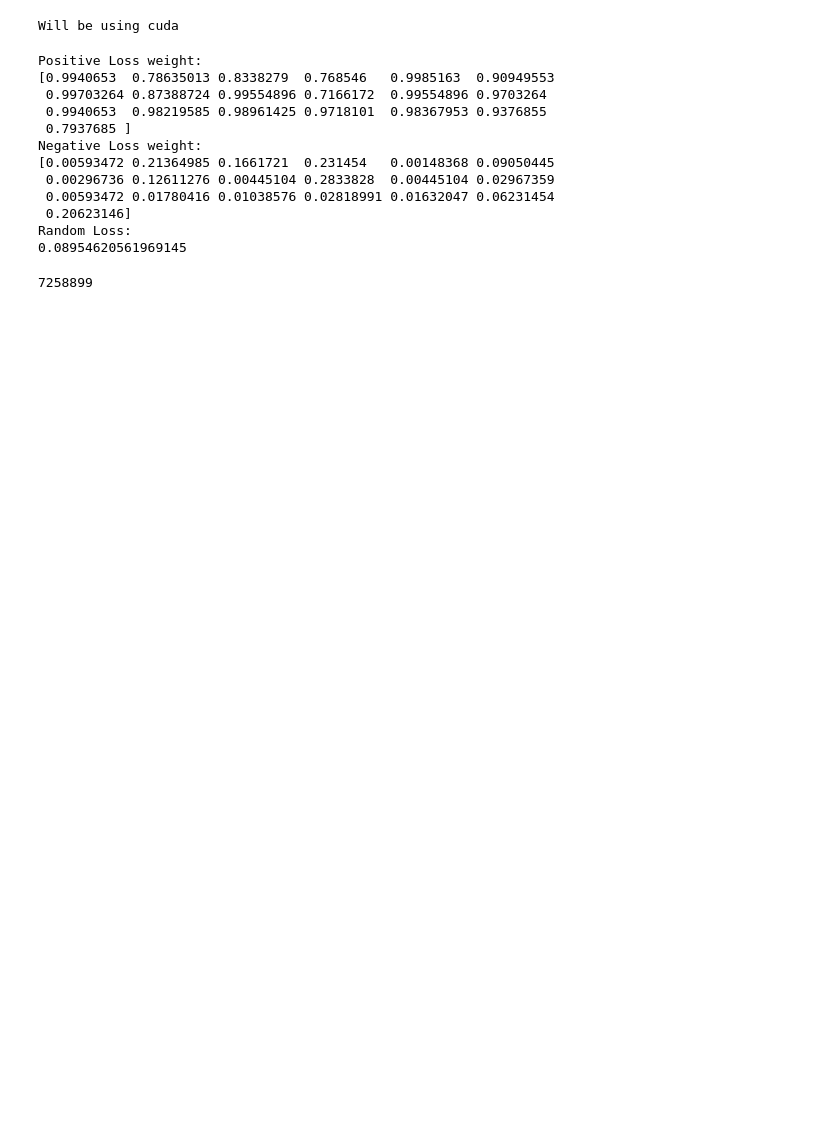
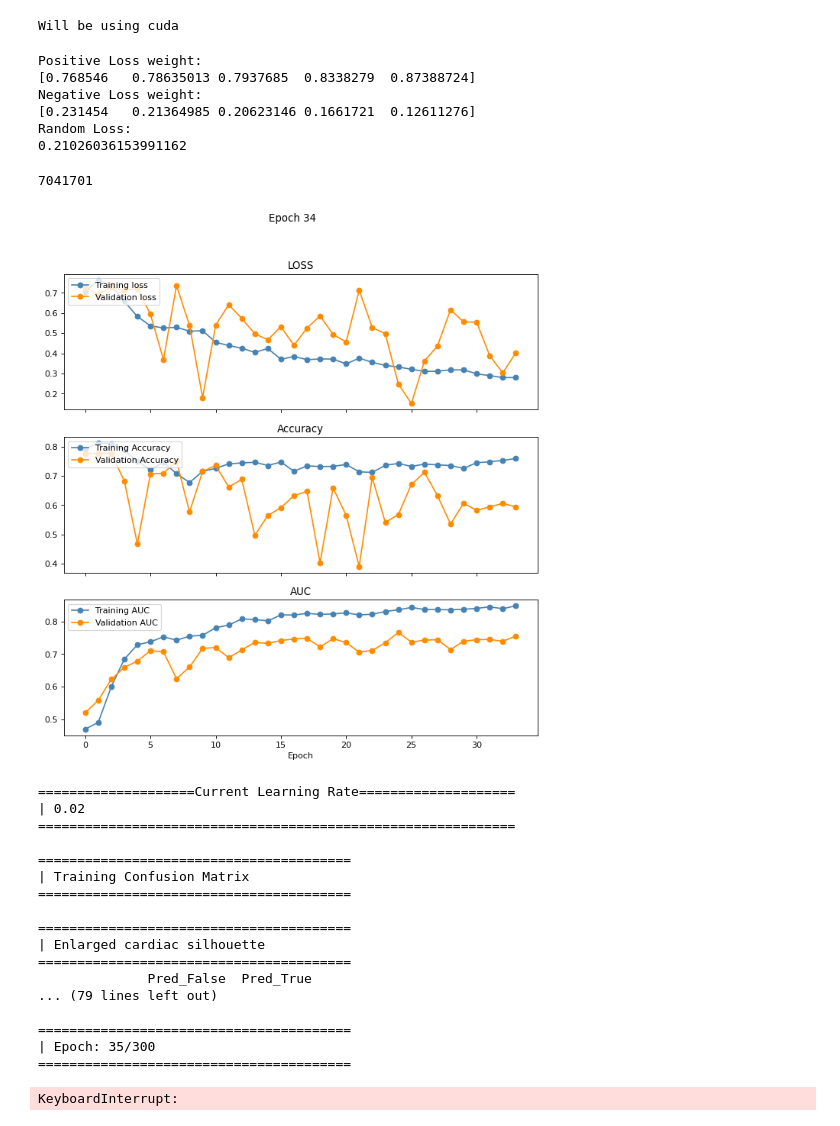
Before and after one commit to ChihchengHsieh/Multimodal-Medical-Diagnosis-System, a Jupyter notebook: train.ipynb, the cells around one changed output. Saved outputs shown, nothing was run; the diff lists cells and outputs as text; code cells hidden in the pictures; blank space fills up the shorter version.

Commit message:
need to train.

```diff
--- a/train.ipynb
+++ b/train.ipynb
@@ -22,23 +19,35 @@ reflacx_dataset = REFLACXWithClinicalDataset(image_size=256)
 
 # keep the architecture simple, so we check the image nn first.
 # prepare the model
-xami_mutlimodal = XAMIMultiModal(reflacx_dataset, device, use_clinical=True)
+xami_mutlimodal = XAMIMultiModal(
+    reflacx_dataset,
+    device,
+    use_clinical=True,
+    model_dim=64,
+    embeding_dim=64,
+    dropout=.2,  # increase the dropout rate did improve the regularization.
+    pretrained=True
+)
 xami_mutlimodal = xami_mutlimodal.to(device)
 # %% [output]
 Positive Loss weight:
-[0.9940653  0.78635013 0.8338279  0.768546   0.9985163  0.90949553
- 0.99703264 0.87388724 0.99554896 0.7166172  0.99554896 0.9703264
- 0.9940653  0.98219585 0.98961425 0.9718101  0.98367953 0.9376855
- 0.7937685 ]
+[0.768546   0.78635013 0.7937685  0.8338279  0.87388724]
 Negative Loss weight:
-[0.00593472 0.21364985 0.1661721  0.231454   0.00148368 0.09050445
- 0.00296736 0.12611276 0.00445104 0.2833828  0.00445104 0.02967359
- 0.00593472 0.01780416 0.01038576 0.02818991 0.01632047 0.06231454
- 0.20623146]
+[0.231454   0.21364985 0.20623146 0.1661721  0.12611276]
 Random Loss:
-0.08954620561969145
+0.21026036153991162
 # %%
 xami_mutlimodal.num_all_params()
 # %% [output]
-7258899
+7041701
+# %%
+batch_size = 64
+
+dataloaders = split_dataset(
+    reflacx_dataset,
+    batch_size,
+    traing_portion=.8,
+    test_portion=.1,
+    seed=123
+)
 # %%
@@ -56,8 +71,29 @@ scheduler = None
-# %%
-dataloaders = split_dataset(
-    reflacx_dataset,
-    batch_size,
-    traing_portion=.7,
-    test_portion=.15,
-    seed=123
-)
+# %%
+train_data, val_data = train_with_auc_margin_loss(
+    num_epochs=300,
+    model=xami_mutlimodal,
+    dataloaders=dataloaders,
+    dataset=reflacx_dataset,
+    device=device,
+    lr=1e-1,
+)
+# %% [output]
+[figure, added]
+====================Current Learning Rate====================
+| 0.02
+=============================================================
+
+========================================
+| Training Confusion Matrix
+========================================
+
+========================================
+| Enlarged cardiac silhouette
+========================================
+              Pred_False  Pred_True
+... (79 lines left out)
+
+========================================
+| Epoch: 35/300
+========================================
+KeyboardInterrupt:
```
Also changed, not shown: parts of 7 cells of this notebook, 31 other files.
